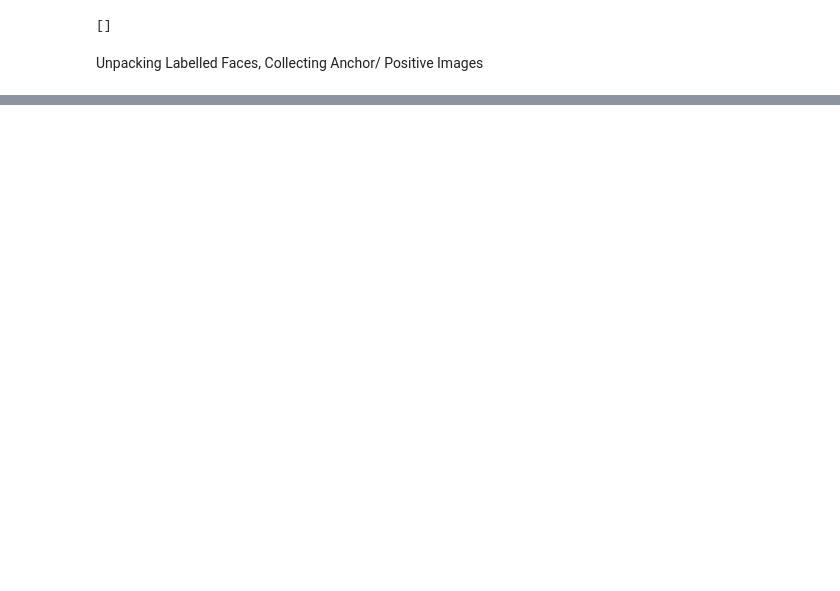
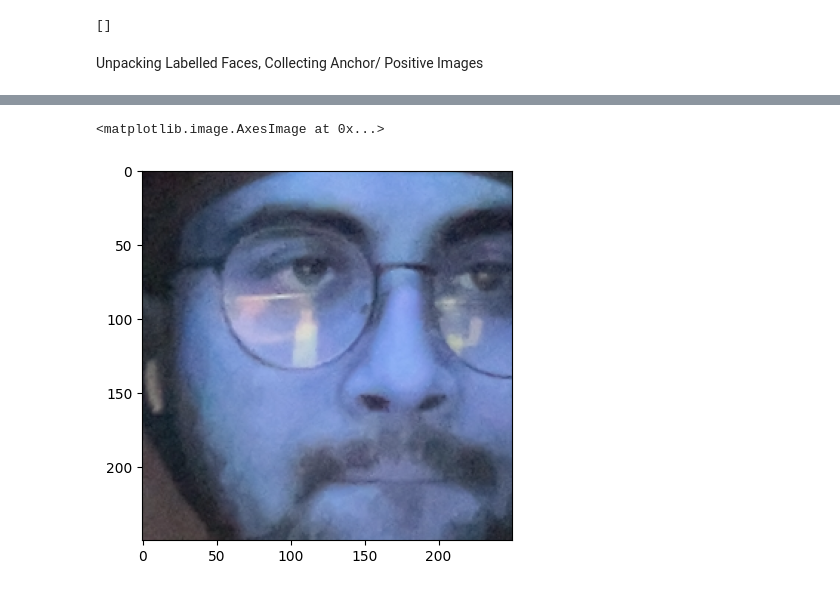
Before and after one commit to Adarsh220499/Facial_Recognition, a Jupyter notebook: Face_Recognition.ipynb, the cells around one changed output, grey strips where cells are left out. Saved outputs shown, nothing was run; the diff lists cells and outputs as text; code cells hidden in the pictures; blank space fills up the shorter version.

Commit message:
Adding anchor and positive images

```diff
--- a/Face_Recognition.ipynb
+++ b/Face_Recognition.ipynb
@@ -69,21 +67,39 @@ for directory in os.listdir('lfw'):
 # %%
-#We establish a connection to the webcam
-cap = cv2.VideoCapture(3)
+# We establish a connection to the webcam
+cap = cv2.VideoCapture(0)
 
-#Looping through every single frame in the webcam
+# Looping through every single frame in the webcam
 while cap.isOpened():
-
-    #return value is boolean and tells us if the video capture device is working
-    #frame returns the current frame as an image
+    # Return value is boolean and tells us if the video capture device is working
+    # Frame returns the current frame as an image
     ret, frame = cap.read()
 
-    #Renders the returned frame in a window on the screen titled image captured
+    frame = frame[200:200+250, 500:500+250, :]
+
+    #Collecting Anchors
+    if cv2.waitKey(1) & 0xFF == ord('a'):
+        #Creating unique name/filepath
+        imgname = os.path.join(ANC_PATH, '{}.jpg'.format(uuid.uuid1()))
+        #Write the anchor image to the path
+        cv2.imwrite(imgname, frame)
+    #Collecting Positives
+    if cv2.waitKey(1) & 0xFF == ord('p'):
+        imgname = os.path.join(POS_PATH, '{}.jpg'.format(uuid.uuid1()))
+        #Write the anchor image to the path
+        cv2.imwrite(imgname, frame)
+
+    # Renders the returned frame in a window on the screen titled 'Image Captured'
     cv2.imshow('Image Captured', frame)
 
-    #if the q key is pressed then the system exits the current running window
-    if cv2.waitKey(1) & 0XFF == ord('q'):
+    # If the 'q' key is pressed then the system exits the current running window
+    if cv2.waitKey(1) & 0xFF == ord('q'):
+        print("Exiting....")
         break
 
-#Release the webcam and close the imshow frame
+# Release the webcam
 cap.release()
+# Destroy the specific window
+cv2.destroyWindow('Image Captured')
+# Ensure all windows are closed
 cv2.destroyAllWindows()
+print("Webcam released and all related windows closed")
@@ -89,0 +110,5 @@ cv2.destroyAllWindows()
+# %%
+plt.imshow(frame)
+# %% [output]
+<matplotlib.image.AxesImage at 0x...>
+[figure, added]
```
Also changed, not shown: parts of 7 cells of this notebook, 55 other files.
